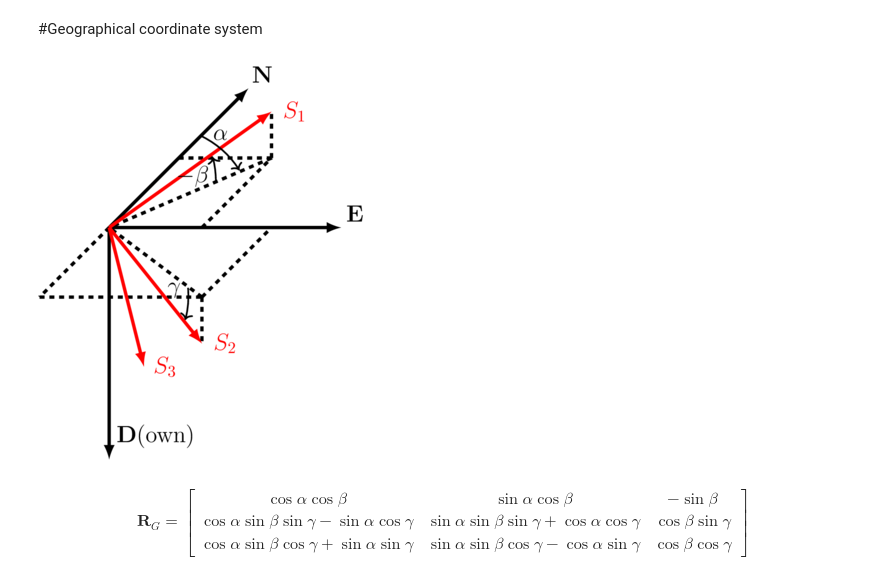
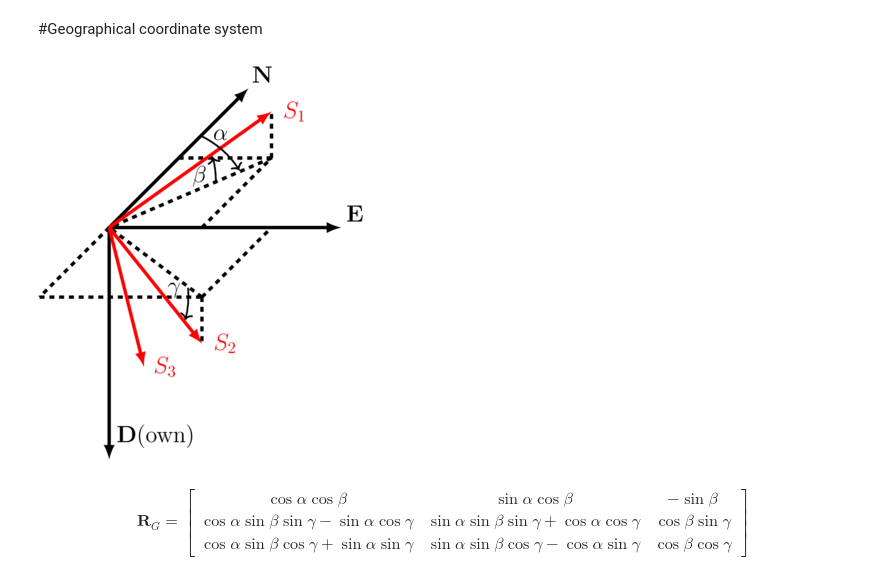
Before and after one commit to johnfoster-pge-utexas/PGE334-ResGeomechanics, a Jupyter notebook: lectures/Lecture6.ipynb, the cells around one changed output. Saved outputs shown, nothing was run; the diff lists cells and outputs as text; code cells hidden in the pictures.

```diff
--- a/lectures/Lecture6.ipynb
+++ b/lectures/Lecture6.ipynb
@@ -14,34 +14,34 @@ IPython.display.Image('images/strike_rake.png', width=400, embed=True)
 # %%
 %%tikz --size 400,400 -f png -l arrows.meta
 \draw[line width=2pt, -latex] (0,0) -- (0,-5);
 \draw[line width=2pt, -latex] (0,0) -- (5,0);
 \draw[line width=2pt, -latex] (0,0) -- (3,3);
 \draw[line width=2pt, dashed] (2,0) -- (3.5,1.5);
 \draw[line width=2pt, dashed] (1.5,1.5) -- (3.5,1.5);
 \draw[line width=2pt, dashed] (3.5,1.5) -- (3.5,2.5);
 \draw[line width=2pt, dashed] (3.5,1.5) -- (0,0);
 \draw[line width=2pt, color=red,-latex] (0,0) -- (3.5,2.5);
 \draw[line width=2pt, dashed] (0,0) -- (-1.5,-1.5);
 \draw[line width=2pt, dashed] (-1.5,-1.5) -- (2.,-1.5);
 \draw[line width=2pt, dashed] (2.,-1.5) -- (3.5,0);
 \draw[line width=2pt, dashed] (2.,-1.5) -- (0.,0.);
 \draw[line width=2pt, dashed] (2.,-1.5) -- (2.,-2.5);
 \draw[line width=2pt, color=red,-latex] (0.0,0.0) -- (2.,-2.5);
 \draw[line width=2pt, color=red,-latex] (0.0,0.0) -- (0.75,-3.0);
 \draw[->,line width=1pt] (2.3,1) arc (0:15:2);
 \draw[->,line width=1pt,rotate around={60:(0,0)}] (2.7,-0.7) arc (5:-28:2);
 \draw[->,line width=1pt] (1.7,-1.3) arc (5:-15:2);
 \node[] (a) at (1.4,-1.35) {\Large $\gamma$};
 \node[] (a) at (2.4,2) {\Large $\alpha$};
-\node[] (a) at (1.8,1.1) {\Large $-\beta$};
+\node[] (a) at (1.95,1.1) {\Large $\beta$};
 \node[] (a) at (3.3,3.3) {\Large $\mathbf{N}$};
 \node[] (a) at (5.3,0.3) {\Large $\mathbf{E}$};
 \node[] (a) at (1,-4.5) {\Large $\mathbf{D}(\mbox{own})$};
 \node[color=red] (a) at (4.0,2.5) {\Large $S_1$};
 \node[color=red] (a) at (2.5,-2.5) {\Large $S_2$};
 \node[color=red] (a) at (1.2,-3.0) {\Large $S_3$};
 # %% [output]
-[figure, old version]
+[figure, new version]
 # %% [markdown]
 $$
 \mathbf{R}_G = \begin{bmatrix}
```
Also changed, not shown: parts of 1 cell of this notebook, 1 other file.
